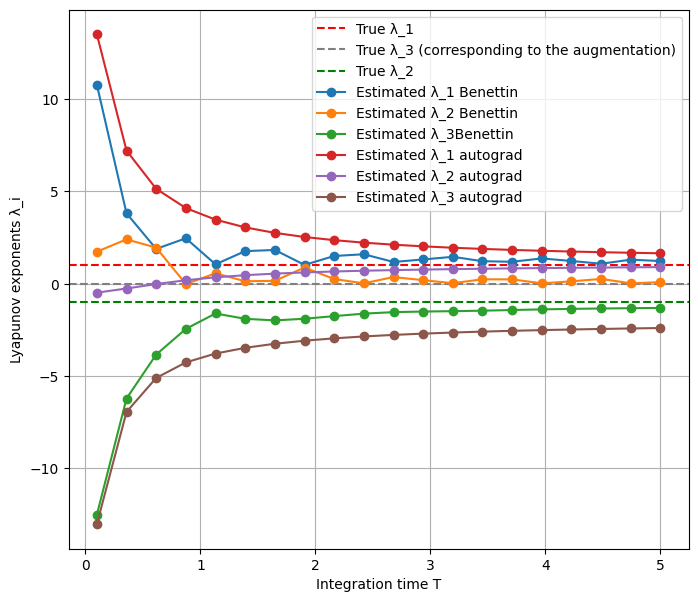
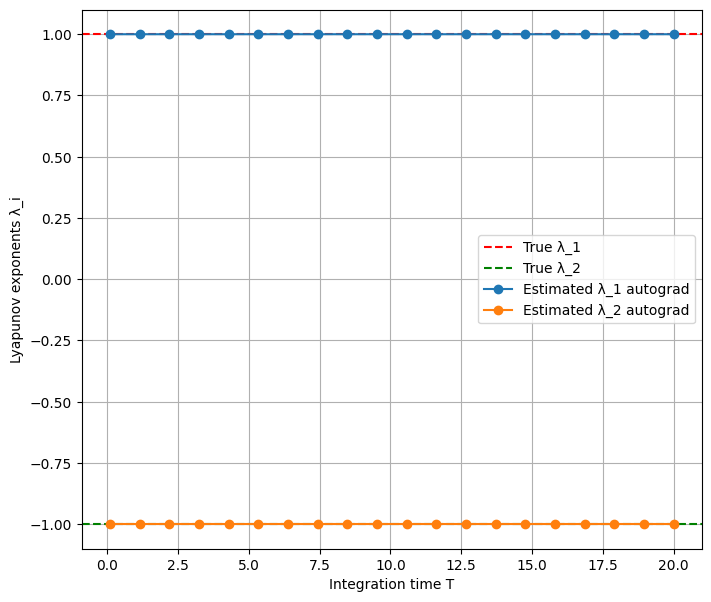
The notebook cell's code change between the first figure and the second:
--- before
+++ after
@@ -1,12 +1,12 @@
 plt.figure(figsize=(8,7))
 plt.axhline(1.0, color='r', linestyle='--', label="True λ_1")
-plt.axhline(0.0, color='gray', linestyle='--', label="True λ_3 (corresponding to the augmentation)")
+# plt.axhline(0.0, color='gray', linestyle='--', label="True λ_3 (corresponding to the augmentation)")
 plt.axhline(-1.0, color='g', linestyle='--', label="True λ_2")
-plt.plot(T_values, lyap_estimates_fd[:,0], 'o-', label="Estimated λ_1 Benettin")
-plt.plot(T_values, lyap_estimates_fd[:,1], 'o-', label="Estimated λ_2 Benettin")
-plt.plot(T_values, lyap_estimates_fd[:,2], 'o-', label="Estimated λ_3Benettin")
+# plt.plot(T_values, lyap_estimates_fd[:,0], 'o-', label="Estimated λ_1 Benettin")
+# plt.plot(T_values, lyap_estimates_fd[:,1], 'o-', label="Estimated λ_2 Benettin")
+# plt.plot(T_values, lyap_estimates_fd[:,2], 'o-', label="Estimated λ_3Benettin")
 plt.plot(T_values, lyap_estimates_svd[:,0], 'o-', label="Estimated λ_1 autograd")
 plt.plot(T_values, lyap_estimates_svd[:,1], 'o-', label="Estimated λ_2 autograd")
-plt.plot(T_values, lyap_estimates_svd[:,2], 'o-', label="Estimated λ_3 autograd")
+# plt.plot(T_values, lyap_estimates_svd[:,2], 'o-', label="Estimated λ_3 autograd")
 plt.xlabel("Integration time T")
 plt.ylabel("Lyapunov exponents λ_i")

Commit: conducted analysis on 10 hidden dim